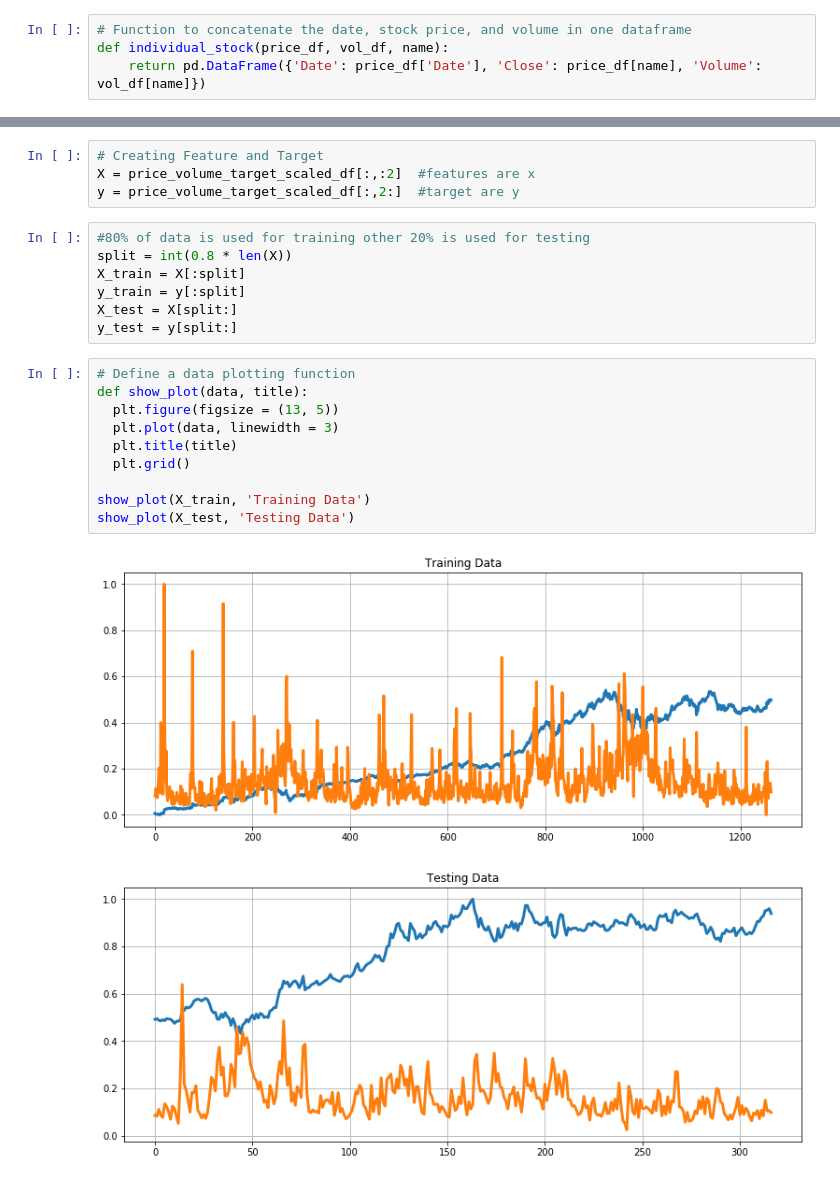
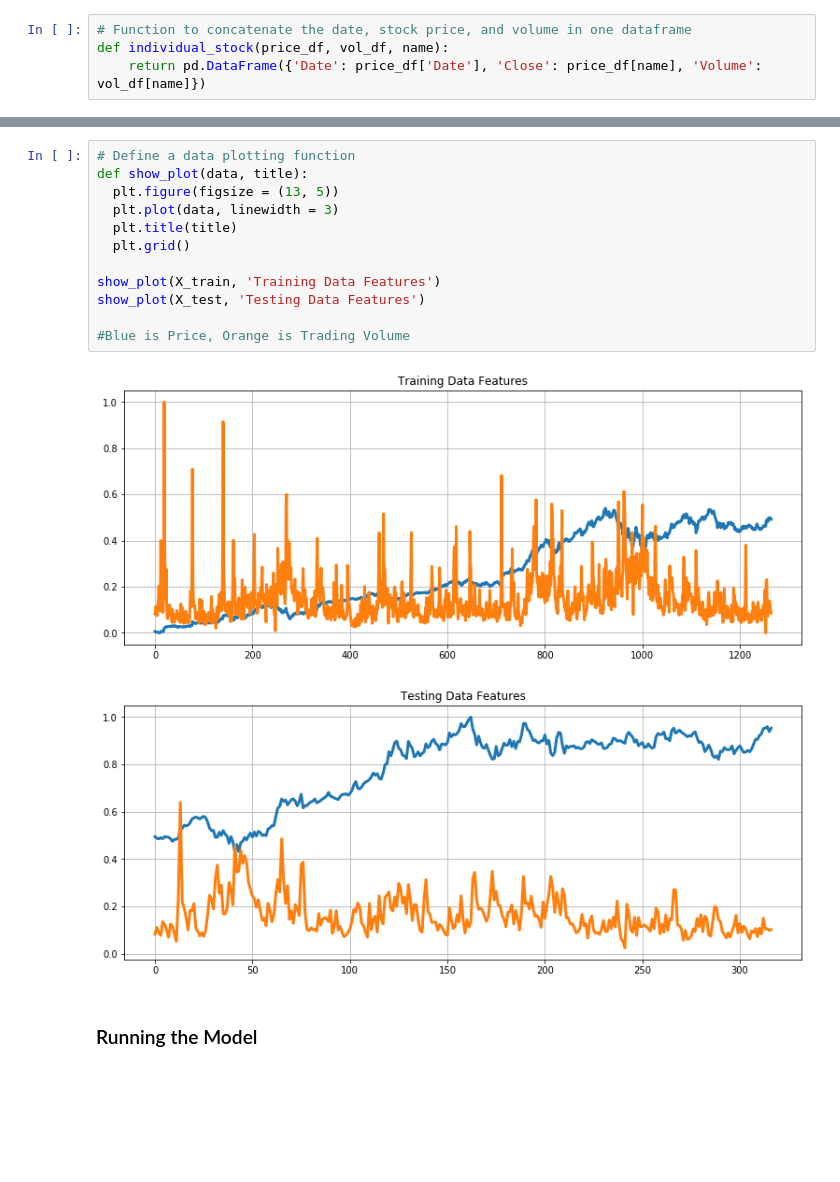
Before and after one commit to abealsileshi/Data-Science-Team-Project, a Jupyter notebook: Stock Market Prediction/StockPredictionRidgeRegressionLSTM.ipynb, the cells around one changed output, grey strips where cells are left out. Drawn from its saved outputs; the diff is of its cells as text; blank space fills up the shorter version.

```diff
--- a/Stock Market Prediction/StockPredictionRidgeRegressionLSTM.ipynb
+++ b/Stock Market Prediction/StockPredictionRidgeRegressionLSTM.ipynb
@@ -199,27 +201,20 @@ price_volume_target_scaled_df = sc.fit_transform(price_volume_target_df.drop(col
-# %%
-# Creating Feature and Target
-X = price_volume_target_scaled_df[:,:2]  #features are x
-y = price_volume_target_scaled_df[:,2:]  #target are y
-# %%
-#80% of data is used for training other 20% is used for testing
-split = int(0.8 * len(X))
-X_train = X[:split]
-y_train = y[:split]
-X_test = X[split:]
-y_test = y[split:]
 # %%
 # Define a data plotting function
 def show_plot(data, title):
   plt.figure(figsize = (13, 5))
   plt.plot(data, linewidth = 3)
   plt.title(title)
   plt.grid()
 
-show_plot(X_train, 'Training Data')
-show_plot(X_test, 'Testing Data')
+show_plot(X_train, 'Training Data Features')
+show_plot(X_test, 'Testing Data Features')
+
+#Blue is Price, Orange is Trading Volume
 # %% [output]
-[figure, old version]
+[figure, new version]
-[figure, old version]
+[figure, new version]
+# %% [markdown]
+### Running the Model
 # %%
 from sklearn.linear_model import Ridge
 # Note that Ridge regression performs linear least squares with L2 regularization.
```
Also changed, not shown: parts of 90 cells of this notebook.
